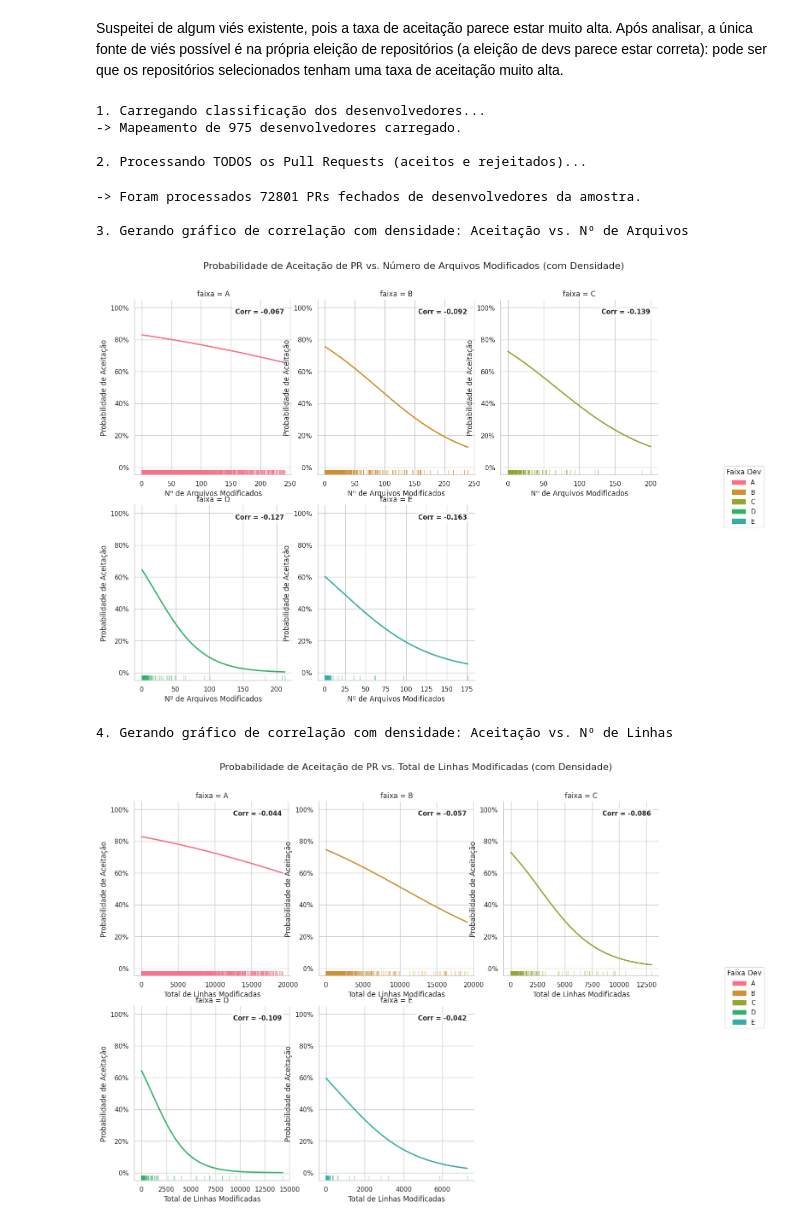
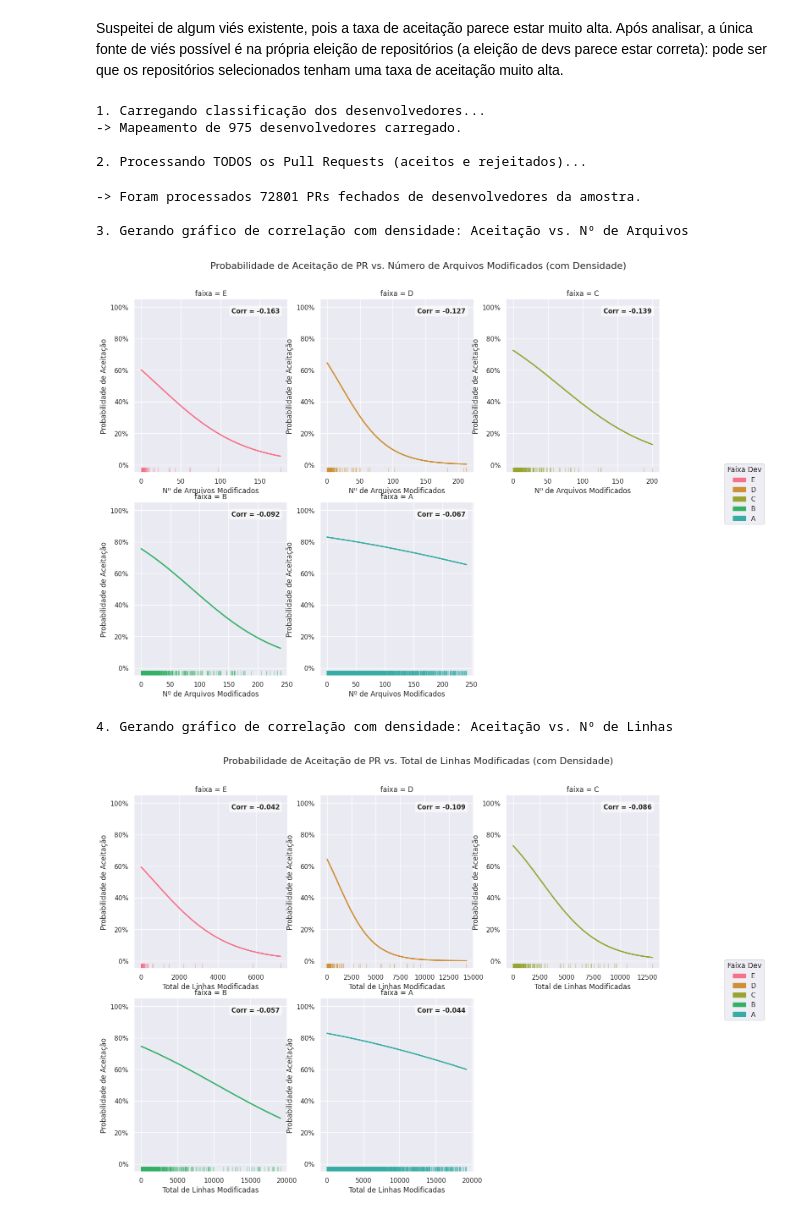
Before and after one commit to GusMedeiros/versionamento-analise-dados, a Jupyter notebook: ideia_1.ipynb, the cells around one changed output. Saved outputs shown, nothing was run; the diff lists cells and outputs as text; code cells hidden in the pictures.

Commit message:
plotando faixas de E até A (invertendo)

```diff
--- a/ideia_1.ipynb
+++ b/ideia_1.ipynb
@@ -523,6 +523,8 @@ from tqdm import tqdm
 # --- 1. Configuração Inicial ---
 BASE_DIR = 'repositories-mined'
 FAIXA_ORDER_ORIGINAL = ['A', 'B', 'C', 'D', 'E']
+# ALTERAÇÃO AQUI: Definindo a nova ordem para os gráficos
+FAIXA_ORDER_GRAFICO = ['E', 'D', 'C', 'B', 'A']
 
 
 # --- Funções de Carregamento e Processamento (sem alterações) ---
@@ -586,34 +588,36 @@ mapa_desenvolvedores = carregar_faixas_desenvolvedores(BASE_DIR)
 if mapa_desenvolvedores:
     df = processar_todos_os_pull_requests(BASE_DIR, mapa_desenvolvedores)
     if not df.empty:
-        df['faixa'] = pd.Categorical(df['faixa'], categories=FAIXA_ORDER_ORIGINAL, ordered=True)
+        # ALTERAÇÃO AQUI: Usa a nova ordem para definir a categoria no DataFrame
+        df['faixa'] = pd.Categorical(df['faixa'], categories=FAIXA_ORDER_GRAFICO, ordered=True)
 
         corr_arquivos = df.groupby('faixa')['aceito'].corr(df['num_arquivos'])
         corr_linhas = df.groupby('faixa')['aceito'].corr(df['linhas_modificadas'])
 
         cores_husl = sns.color_palette("husl", 8)
-        paleta_consistente = dict(zip(FAIXA_ORDER_ORIGINAL, cores_husl))
+        # ALTERAÇÃO AQUI: Usa a nova ordem para criar a paleta de cores
+        paleta_consistente = dict(zip(FAIXA_ORDER_GRAFICO, cores_husl))
 
         # --- ANÁLISE VISUAL 1: ACEITAÇÃO vs. NÚMERO DE ARQUIVOS ---
         print("\n3. Gerando gráfico de correlação com densidade: Aceitação vs. Nº de Arquivos")
         limite_arquivos = df['num_arquivos'].quantile(0.99)
         df_filtrado_arquivos = df[df['num_arquivos'] <= limite_arquivos]
 
+        # ALTERAÇÃO AQUI: Usa a nova ordem nos parâmetros col_order e hue_order
         g = sns.lmplot(data=df_filtrado_arquivos, x='num_arquivos', y='aceito', col='faixa',
-                       col_order=FAIXA_ORDER_ORIGINAL, hue='faixa', palette=paleta_consistente,
-                       hue_order=FAIXA_ORDER_ORIGINAL, logistic=True, scatter=False, ci=None, height=5, aspect=1,
+                       col_order=FAIXA_ORDER_GRAFICO, hue='faixa', palette=paleta_consistente,
+                       hue_order=FAIXA_ORDER_GRAFICO, logistic=True, scatter=False, ci=None, height=5, aspect=1,
                        col_wrap=3, legend=False, sharex=False, sharey=False)
         g.fig.suptitle('Probabilidade de Aceitação de PR vs. Número de Arquivos Modificados (com Densidade)', y=1.05,
                        fontsize=16)
 
         for i, ax in enumerate(g.axes.flat):
             if not ax.has_data(): continue
-            faixa = FAIXA_ORDER_ORIGINAL[i]
+            # ALTERAÇÃO AQUI: Mapeia o índice para a faixa usando a nova ordem
+            faixa = FAIXA_ORDER_GRAFICO[i]
 
             # --- INÍCIO DA MODIFICAÇÃO: ADICIONANDO O RUG PLOT ---
-            # Filtra os dados apenas para a faixa atual para plotar o rug
             dados_faixa = df_filtrado_arquivos[df_filtrado_arquivos['faixa'] == faixa]
-            # Desenha o rug plot no eixo x, com a mesma cor da linha de regressão
             sns.rugplot(data=dados_faixa, x='num_arquivos', ax=ax, color=ax.lines[0].get_color(), height=0.03,
                         alpha=0.5)
             # --- FIM DA MODIFICAÇÃO ---
@@ -639,46 +643,48 @@ if mapa_desenvolvedores:
         limite_linhas = df['linhas_modificadas'].quantile(0.99)
         df_filtrado_linhas = df[df['linhas_modificadas'] <= limite_linhas]
 
+        # ALTERAÇÃO AQUI: Usa a nova ordem nos parâmetros col_order e hue_order
         g = sns.lmplot(data=df_filtrado_linhas, x='linhas_modificadas', y='aceito', col='faixa',
-                       col_order=FAIXA_ORDER_ORIGINAL, hue='faixa', palette=paleta_consistente,
-                       hue_order=FAIXA_ORDER_ORIGINAL, logistic=True, scatter=False, ci=None, height=5, aspect=1,
+                       col_order=FAIXA_ORDER_GRAFICO, hue='faixa', palette=paleta_consistente,
+                       hue_order=FAIXA_ORDER_GRAFICO, logistic=True, scatter=False, ci=None, height=5, aspect=1,
                        col_wrap=3, legend=False, sharex=False, sharey=False)
         g.fig.suptitle('Probabilidade de Aceitação de PR vs. Total de Linhas Modificadas (com Densidade)', y=1.05,
                        fontsize=16)
 
         for i, ax in enumerate(g.axes.flat):
             if not ax.has_data(): continue
-            faixa = FAIXA_ORDER_ORIGINAL[i]
+            # ALTERAÇÃO AQUI: Mapeia o índice para a faixa usando a nova ordem
+            faixa = FAIXA_ORDER_GRAFICO[i]
 
             # --- INÍCIO DA MODIFICAÇÃO: ADICIONANDO O RUG PLOT ---
             dados_faixa = df_filtrado_linhas[df_filtrado_linhas['faixa'] == faixa]
             sns.rugplot(data=dados_faixa, x='linhas_modificadas', ax=ax, color=ax.lines[0].get_color(), height=0.03,
                         alpha=0.5)
             # --- FIM DA MODIFICAÇÃO ---
 
             corr_val = corr_linhas.get(faixa)
             if pd.notna(corr_val):
                 ax.text(0.95, 0.95, f"Corr = {corr_val:.3f}", transform=ax.transAxes, fontsize=11, fontweight='bold',
                         verticalalignment='top', horizontalalignment='right',
                         bbox=dict(boxstyle='round,pad=0.3', facecolor='white', alpha=0.6))
 
             ax.yaxis.set_major_formatter(PercentFormatter(xmax=1))
             ax.set_ylim(-0.05, 1.05)
             ax.set_ylabel('Probabilidade de Aceitação')
             ax.set_xlabel('Total de Linhas Modificadas')
 
         legend_patches = [Patch(color=color, label=faixa) for faixa, color in paleta_consistente.items()]
         g.fig.legend(handles=legend_patches, title='Faixa Dev', loc='center right', bbox_to_anchor=(1.05, 0.5))
         plt.subplots_adjust(right=0.88)
         plt.show()
 # %% [output]
 1. Carregando classificação dos desenvolvedores...
 -> Mapeamento de 975 desenvolvedores carregado.
 
 2. Processando TODOS os Pull Requests (aceitos e rejeitados)...
 -> Foram processados 72801 PRs fechados de desenvolvedores da amostra.
 
 3. Gerando gráfico de correlação com densidade: Aceitação vs. Nº de Arquivos
-[figure, old version]
+[figure, new version]
 4. Gerando gráfico de correlação com densidade: Aceitação vs. Nº de Linhas
-[figure, old version]
+[figure, new version]
```
